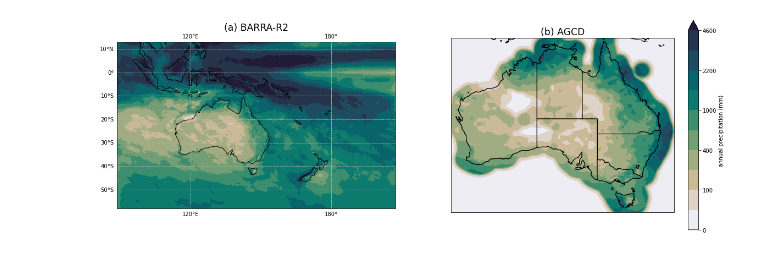
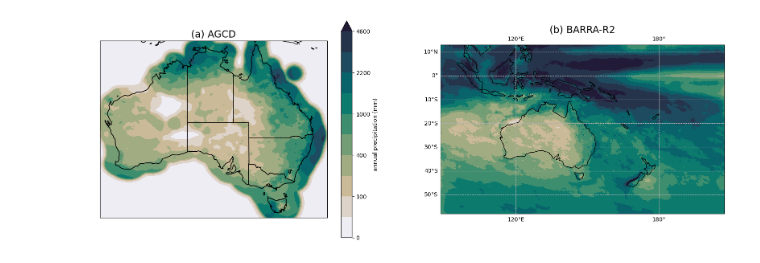
Before and after one commit to AusClimateService/qq-workflows, a Jupyter notebook: qdc-cmip6/tech-report/rainfall_plot.ipynb, the cells around one changed output. Cells and saved outputs as stored; diff of their text form; code cells hidden in the pictures.

Commit message:
Figure tweaks

```diff
--- a/qdc-cmip6/tech-report/rainfall_plot.ipynb
+++ b/qdc-cmip6/tech-report/rainfall_plot.ipynb
@@ -41,40 +39,40 @@ ax1 = fig.add_subplot(121, projection=ccrs.PlateCarree(central_longitude=180))
 ax2 = fig.add_subplot(122, projection=ccrs.PlateCarree(central_longitude=180))
 
 cmap = cmocean.cm.rain
 levels = [0, 10, 100, 200, 400, 600, 1000, 1400, 2200, 3000, 4600]
 
 barra_ds['pr'].sum('time').plot(
-    ax=ax1,
+    ax=ax2,
     transform=ccrs.PlateCarree(),
     cmap=cmap,
     levels=levels,
     extend='max',
     add_colorbar=False,
 )
-ax1.coastlines()
-ax1.add_feature(cartopy.feature.STATES)
-ax1.gridlines(linestyle='--', draw_labels=True)
-ax1.set_title('(a) BARRA-R2', size='xx-large')
+ax2.coastlines()
+ax2.add_feature(cartopy.feature.STATES)
+ax2.gridlines(linestyle='--', draw_labels=True)
+ax2.set_title('(b) BARRA-R2', size='xx-large')
 
 agcd_ds['pr'].sum('time').plot(
-    ax=ax2,
+    ax=ax1,
     transform=ccrs.PlateCarree(),
     cmap=cmap,
     levels=levels,
     extend='max',
     cbar_kwargs={'label': 'annual precipitation (mm)'},
     add_colorbar=True,
 )
-ax2.coastlines()
-ax2.add_feature(cartopy.feature.STATES)
-ax2.set_title('(b) AGCD', size='xx-large')
+ax1.coastlines()
+ax1.add_feature(cartopy.feature.STATES)
+ax1.set_title('(a) AGCD', size='xx-large')
 
 plt.savefig(
     f'pr_annual_ACCESS-CM2_ssp370_r4i1p1f1_native_2093_qdc-multiplicative-q1000-linear_AGCD-BARRA-R2-baseline-1985-2014_model-baseline-1985-2014.png',
     bbox_inches='tight',
     facecolor='white',
     dpi=300
 )
 plt.show()
 # %% [output]
-[figure, old version]
+[figure, new version]
```
Also changed, not shown: parts of 1 cell of this notebook, 1 other file.
